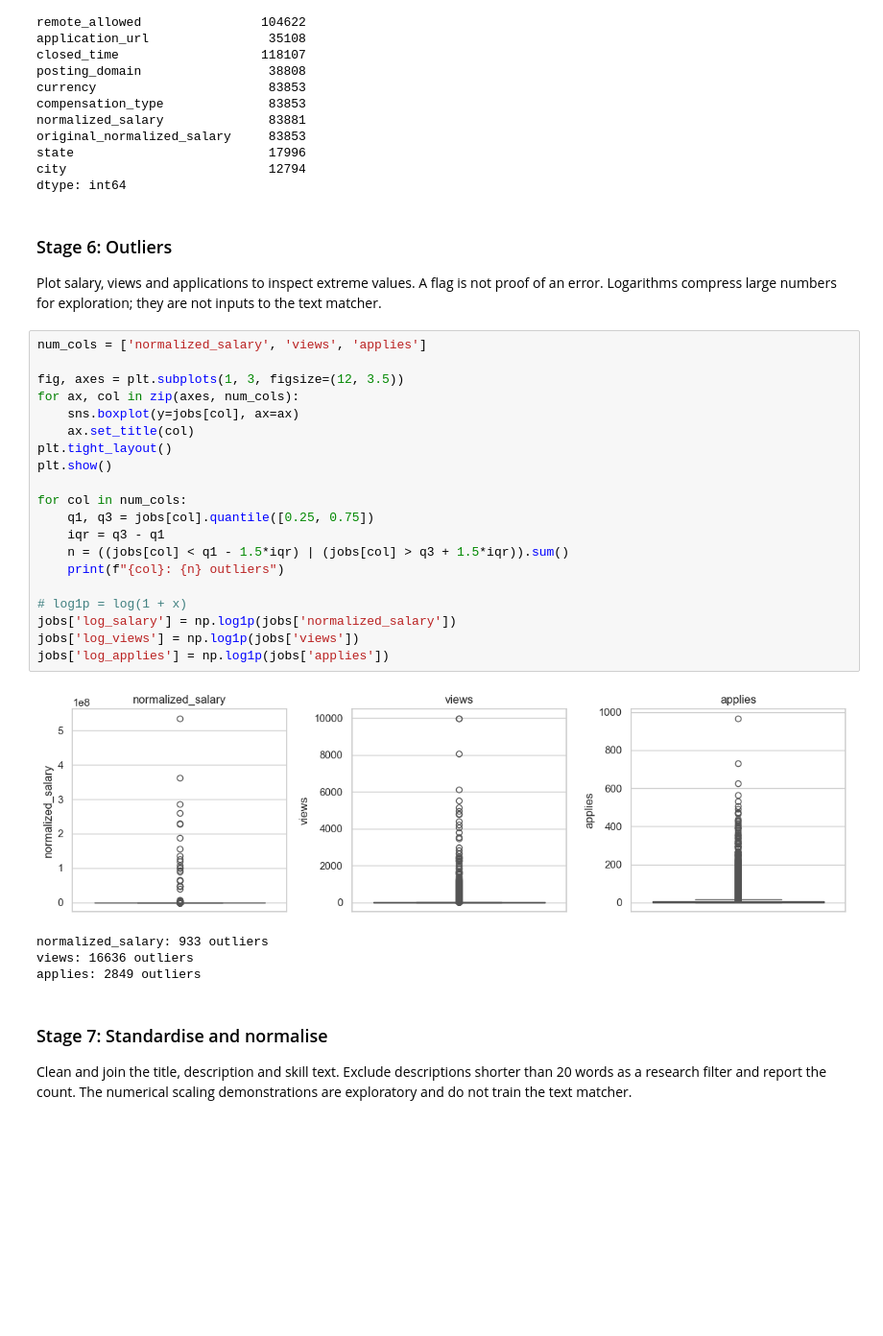
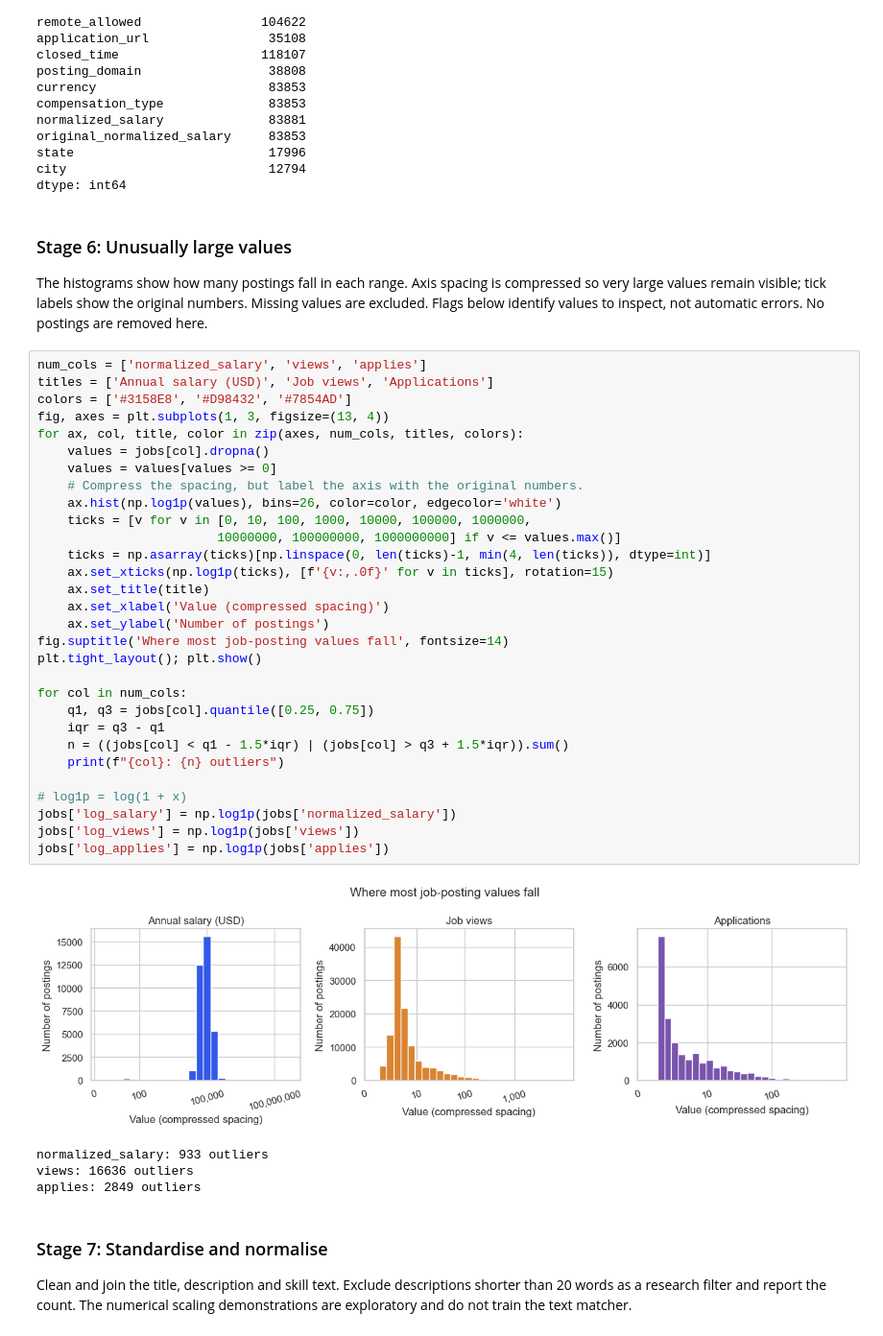
Before and after one commit to CoIlins/SemProject_MLEngine, a Jupyter notebook: SemanticMatching_Final.ipynb, the cells around one changed output. Shown at 96% size. Saved outputs shown, nothing was run; the diff lists cells and outputs as text; blank space fills up the shorter version.

Commit message:
Visualise data exploration and model comparisons clearly

```diff
--- a/SemanticMatching_Final.ipynb
+++ b/SemanticMatching_Final.ipynb
@@ -505,31 +505,41 @@ state                          17996
 city                           12794
 dtype: int64
 # %% [markdown]
-### Stage 6: Outliers
+### Stage 6: Unusually large values
 
-Plot salary, views and applications to inspect extreme values. A flag is not proof of an error. Logarithms compress large numbers for exploration; they are not inputs to the text matcher.
+The histograms show how many postings fall in each range. Axis spacing is compressed so very large values remain visible; tick labels show the original numbers. Missing values are excluded. Flags below identify values to inspect, not automatic errors. No postings are removed here.
 # %%
 num_cols = ['normalized_salary', 'views', 'applies']
-
-fig, axes = plt.subplots(1, 3, figsize=(12, 3.5))
-for ax, col in zip(axes, num_cols):
-    sns.boxplot(y=jobs[col], ax=ax)
-    ax.set_title(col)
-plt.tight_layout()
-plt.show()
+titles = ['Annual salary (USD)', 'Job views', 'Applications']
+colors = ['#3158E8', '#D98432', '#7854AD']
+fig, axes = plt.subplots(1, 3, figsize=(13, 4))
+for ax, col, title, color in zip(axes, num_cols, titles, colors):
+    values = jobs[col].dropna()
+    values = values[values >= 0]
+    # Compress the spacing, but label the axis with the original numbers.
+    ax.hist(np.log1p(values), bins=26, color=color, edgecolor='white')
+    ticks = [v for v in [0, 10, 100, 1000, 10000, 100000, 1000000,
+                        10000000, 100000000, 1000000000] if v <= values.max()]
+    ticks = np.asarray(ticks)[np.linspace(0, len(ticks)-1, min(4, len(ticks)), dtype=int)]
+    ax.set_xticks(np.log1p(ticks), [f'{v:,.0f}' for v in ticks], rotation=15)
+    ax.set_title(title)
+    ax.set_xlabel('Value (compressed spacing)')
+    ax.set_ylabel('Number of postings')
+fig.suptitle('Where most job-posting values fall', fontsize=14)
+plt.tight_layout(); plt.show()
 
 for col in num_cols:
     q1, q3 = jobs[col].quantile([0.25, 0.75])
     iqr = q3 - q1
     n = ((jobs[col] < q1 - 1.5*iqr) | (jobs[col] > q3 + 1.5*iqr)).sum()
     print(f"{col}: {n} outliers")
 
 # log1p = log(1 + x)
 jobs['log_salary'] = np.log1p(jobs['normalized_salary'])
 jobs['log_views'] = np.log1p(jobs['views'])
 jobs['log_applies'] = np.log1p(jobs['applies'])
 # %% [output]
-[figure, old version]
+[figure, new version]
 normalized_salary: 933 outliers
 views: 16636 outliers
 applies: 2849 outliers
```
Also changed, not shown: parts of 27 cells of this notebook, 1 other file.
